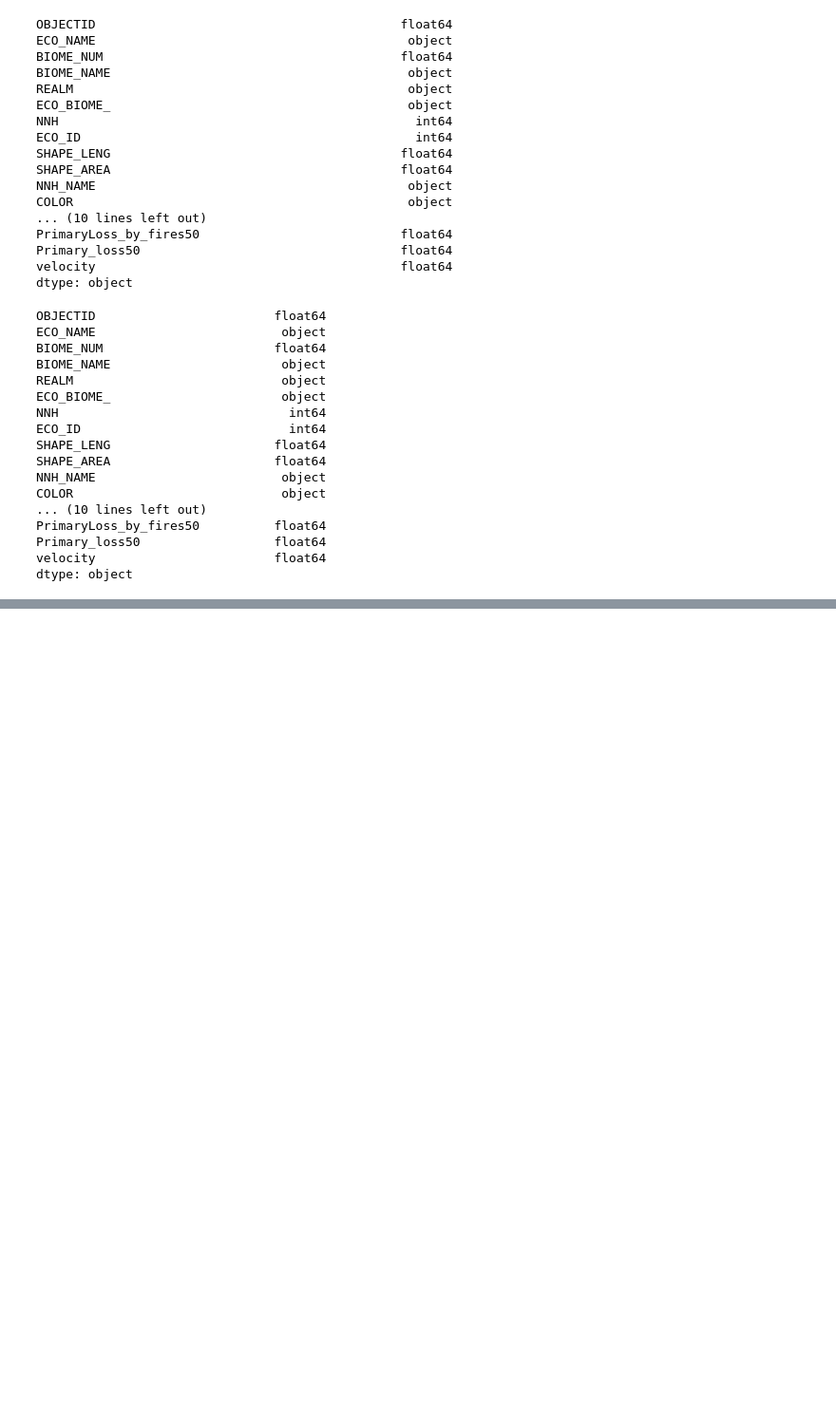
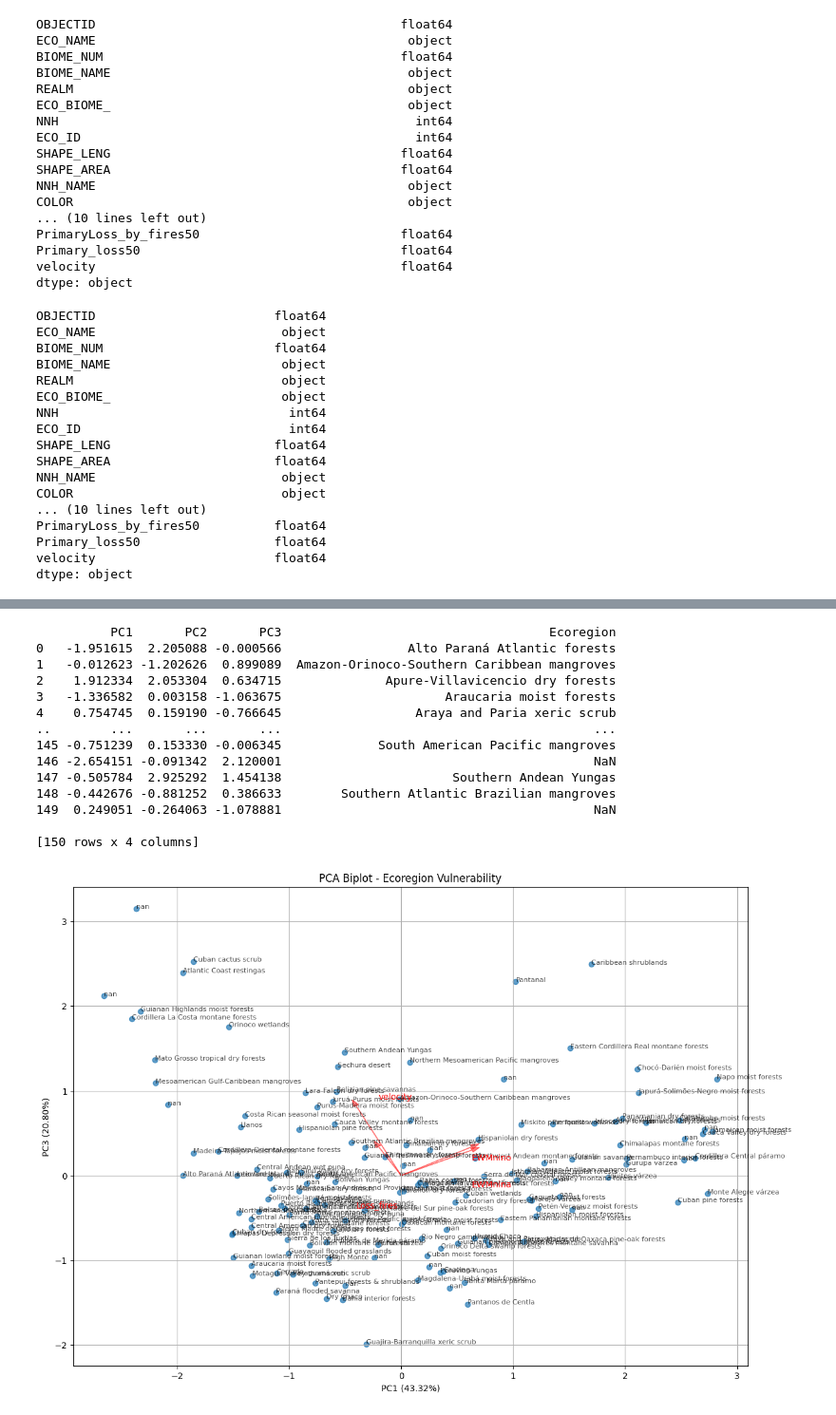
Before and after one commit to andresFdo10/exposure_biomes, a Jupyter notebook: essay.ipynb, the cells around one changed output, grey strips where cells are left out. Shown at 95% size. Cells and saved outputs as stored; diff of their text form; code cells hidden in the pictures; blank space fills up the shorter version.

```diff
--- a/essay.ipynb
+++ b/essay.ipynb
@@ -283,0 +288,67 @@ plt.show()
+# %%
+import numpy as np
+import matplotlib.pyplot as plt
+from sklearn.decomposition import PCA
+from sklearn.preprocessing import StandardScaler
+
+# Select the columns for PCA
+features = ["EWMnino", "EWMnina", "velocity", "Loss_fires"]
+gdf_selected = ecoregions_exp[["ECO_NAME"] + features].dropna()  # Drop missing values
+
+# Standardize the data
+scaler = StandardScaler()
+scaled_data = scaler.fit_transform(gdf_selected[features])
+
+# Perform PCA
+pca = PCA(n_components=3)
+principal_components = pca.fit_transform(scaled_data)
+
+# Convert to DataFrame
+pca_df = pd.DataFrame(data=principal_components, columns=["PC1", "PC2", "PC3"])
+pca_df["Ecoregion"] = gdf_selected["ECO_NAME"]
+print(pca_df)
+
+# Compute explained variance percentages
+explained_variance = pca.explained_variance_ratio_ * 100  # Convert to percentage
+
+# Plot PCA Biplot
+fig, ax = plt.subplots(figsize=(14, 10))
+
+# Scatter plot of ecoregions
+ax.scatter(pca_df["PC1"], pca_df["PC3"], alpha=0.7, label="Ecoregions")
+
+# Annotate ecoregions with labels
+for i, txt in enumerate(pca_df["Ecoregion"]):
+    ax.annotate(txt, (pca_df["PC1"][i], pca_df["PC3"][i]), fontsize=8, alpha=0.7)
+
+# Add PCA component vectors
+components = pca.components_.T
+for i, feature in enumerate(features):
+    ax.arrow(0, 0, components[i, 0], components[i, 2], color="r", alpha=0.5, head_width=0.05)
+    ax.text(components[i, 0], components[i, 1], feature, color="r", fontsize=10)
+
+# Update axis labels with variance percentage
+ax.set_xlabel(f"PC1 ({explained_variance[0]:.2f}%)")
+ax.set_ylabel(f"PC3 ({explained_variance[2]:.2f}%)")
+ax.set_title("PCA Biplot - Ecoregion Vulnerability")
+# ax.set_xlabel("PC1")
+# ax.set_ylabel("PC2")
+ax.set_title("PCA Biplot - Ecoregion Vulnerability")
+plt.grid()
+plt.show()
+# %% [output]
+          PC1       PC2       PC3                                    Ecoregion
+0   -1.951615  2.205088 -0.000566                 Alto Paraná Atlantic forests
+1   -0.012623 -1.202626  0.899089  Amazon-Orinoco-Southern Caribbean mangroves
+2    1.912334  2.053304  0.634715              Apure-Villavicencio dry forests
+3   -1.336582  0.003158 -1.063675                      Araucaria moist forests
+4    0.754745  0.159190 -0.766645                  Araya and Paria xeric scrub
+..        ...       ...       ...                                          ...
+145 -0.751239  0.153330 -0.006345             South American Pacific mangroves
+146 -2.654151 -0.091342  2.120001                                          NaN
+147 -0.505784  2.925292  1.454138                       Southern Andean Yungas
+148 -0.442676 -0.881252  0.386633        Southern Atlantic Brazilian mangroves
+149  0.249051 -0.264063 -1.078881                                          NaN
+
+[150 rows x 4 columns]
+[figure, added]
```
Also changed, not shown: parts of 7 cells of this notebook, 7 other files.
